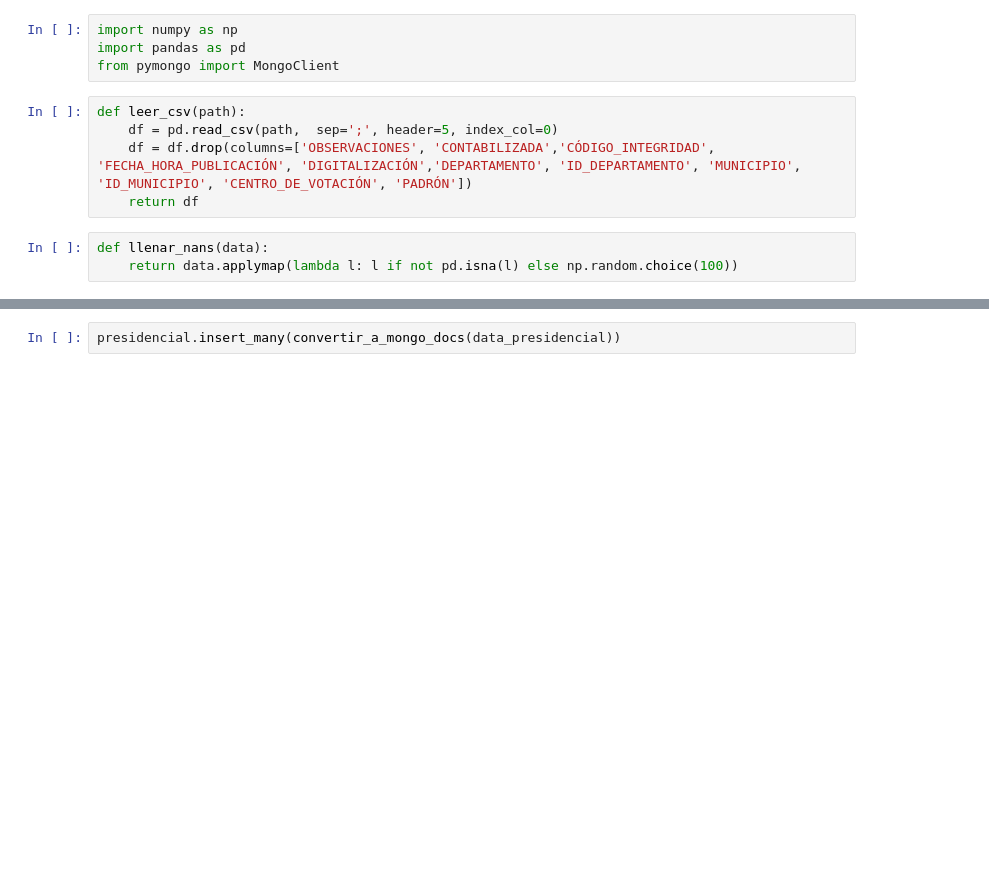
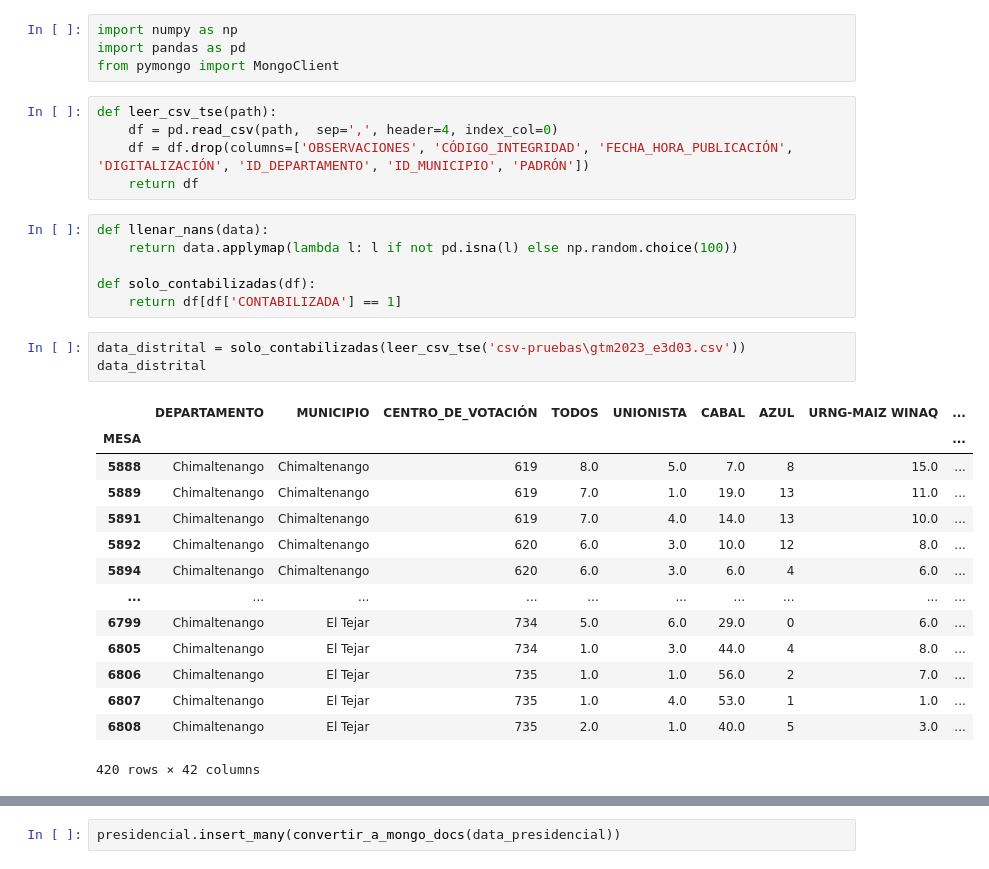
Before and after one commit to gallowstree/elecciones, a Jupyter notebook: Elec2023.ipynb, the cells around one changed output, grey strips where cells are left out. Drawn from its saved outputs; the diff is of its cells as text; blank space fills up the shorter version.

```diff
--- a/Elec2023.ipynb
+++ b/Elec2023.ipynb
@@ -3,11 +3,32 @@ import numpy as np
 import pandas as pd
 from pymongo import MongoClient
 # %%
-def leer_csv(path):
-    df = pd.read_csv(path,  sep=';', header=5, index_col=0)
-    df = df.drop(columns=['OBSERVACIONES', 'CONTABILIZADA','CÓDIGO_INTEGRIDAD', 'FECHA_HORA_PUBLICACIÓN', 'DIGITALIZACIÓN','DEPARTAMENTO', 'ID_DEPARTAMENTO', 'MUNICIPIO', 'ID_MUNICIPIO', 'CENTRO_DE_VOTACIÓN', 'PADRÓN'])
+def leer_csv_tse(path):
+    df = pd.read_csv(path,  sep=',', header=4, index_col=0)
+    df = df.drop(columns=['OBSERVACIONES', 'CÓDIGO_INTEGRIDAD', 'FECHA_HORA_PUBLICACIÓN', 'DIGITALIZACIÓN', 'ID_DEPARTAMENTO', 'ID_MUNICIPIO', 'PADRÓN'])
     return df
 # %%
 def llenar_nans(data):
     return data.applymap(lambda l: l if not pd.isna(l) else np.random.choice(100))
+
+def solo_contabilizadas(df):
+    return df[df['CONTABILIZADA'] == 1]
+# %%
+data_distrital = solo_contabilizadas(leer_csv_tse('csv-pruebas\gtm2023_e3d03.csv'))
+data_distrital
+# %% [output]
+|  | DEPARTAMENTO | MUNICIPIO | CENTRO_DE_VOTACIÓN | TODOS | UNIONISTA | CABAL | AZUL | URNG-MAIZ WINAQ | ... |
+| MESA |  |  |  |  |  |  |  |  | ... |
+| 5888 | Chimaltenango | Chimaltenango | 619 | 8.0 | 5.0 | 7.0 | 8 | 15.0 | ... |
+| 5889 | Chimaltenango | Chimaltenango | 619 | 7.0 | 1.0 | 19.0 | 13 | 11.0 | ... |
+| 5891 | Chimaltenango | Chimaltenango | 619 | 7.0 | 4.0 | 14.0 | 13 | 10.0 | ... |
+| 5892 | Chimaltenango | Chimaltenango | 620 | 6.0 | 3.0 | 10.0 | 12 | 8.0 | ... |
+| 5894 | Chimaltenango | Chimaltenango | 620 | 6.0 | 3.0 | 6.0 | 4 | 6.0 | ... |
+| ... | ... | ... | ... | ... | ... | ... | ... | ... | ... |
+| 6799 | Chimaltenango | El Tejar | 734 | 5.0 | 6.0 | 29.0 | 0 | 6.0 | ... |
+| 6805 | Chimaltenango | El Tejar | 734 | 1.0 | 3.0 | 44.0 | 4 | 8.0 | ... |
+| 6806 | Chimaltenango | El Tejar | 735 | 1.0 | 1.0 | 56.0 | 2 | 7.0 | ... |
+| 6807 | Chimaltenango | El Tejar | 735 | 1.0 | 4.0 | 53.0 | 1 | 1.0 | ... |
+| 6808 | Chimaltenango | El Tejar | 735 | 2.0 | 1.0 | 40.0 | 5 | 3.0 | ... |
+420 rows × 42 columns
 # %%
```
Also changed, not shown: parts of 8 cells of this notebook, 5 other files.
